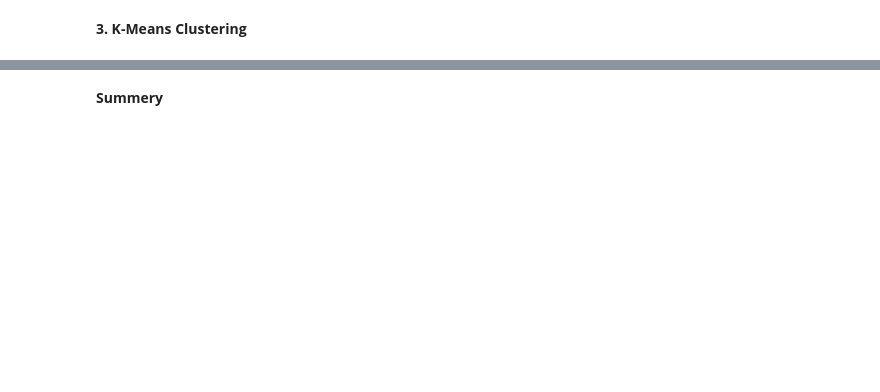
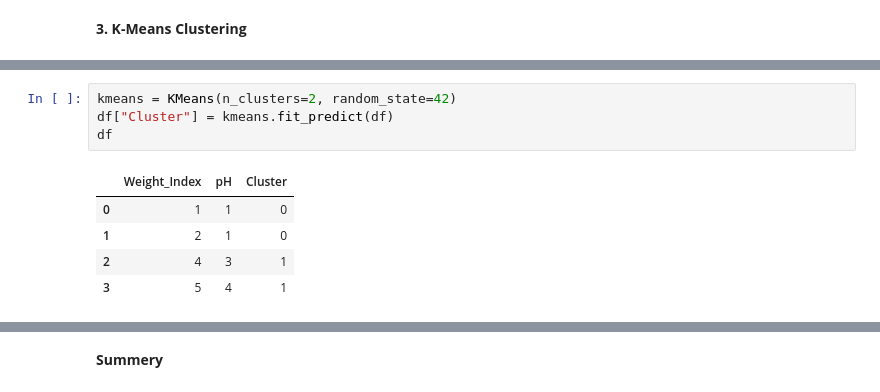
Before and after one commit to linamellese/Unsupervised-Machine-Learning-Clustering-, a Jupyter notebook: Unsupervised-Machine-Learning-Clustering.ipynb, the cells around one changed output, grey strips where cells are left out. Drawn from its saved outputs; the diff is of its cells as text; blank space fills up the shorter version.

```diff
--- a/Unsupervised-Machine-Learning-Clustering.ipynb
+++ b/Unsupervised-Machine-Learning-Clustering.ipynb
@@ -80,0 +58,10 @@ display(data)
+# %%
+kmeans = KMeans(n_clusters=2, random_state=42)
+df["Cluster"] = kmeans.fit_predict(df)
+df
+# %% [output]
+|  | Weight_Index | pH | Cluster |
+| 0 | 1 | 1 | 0 |
+| 1 | 2 | 1 | 0 |
+| 2 | 4 | 3 | 1 |
+| 3 | 5 | 4 | 1 |
```
Also changed, not shown: parts of 39 cells of this notebook.
